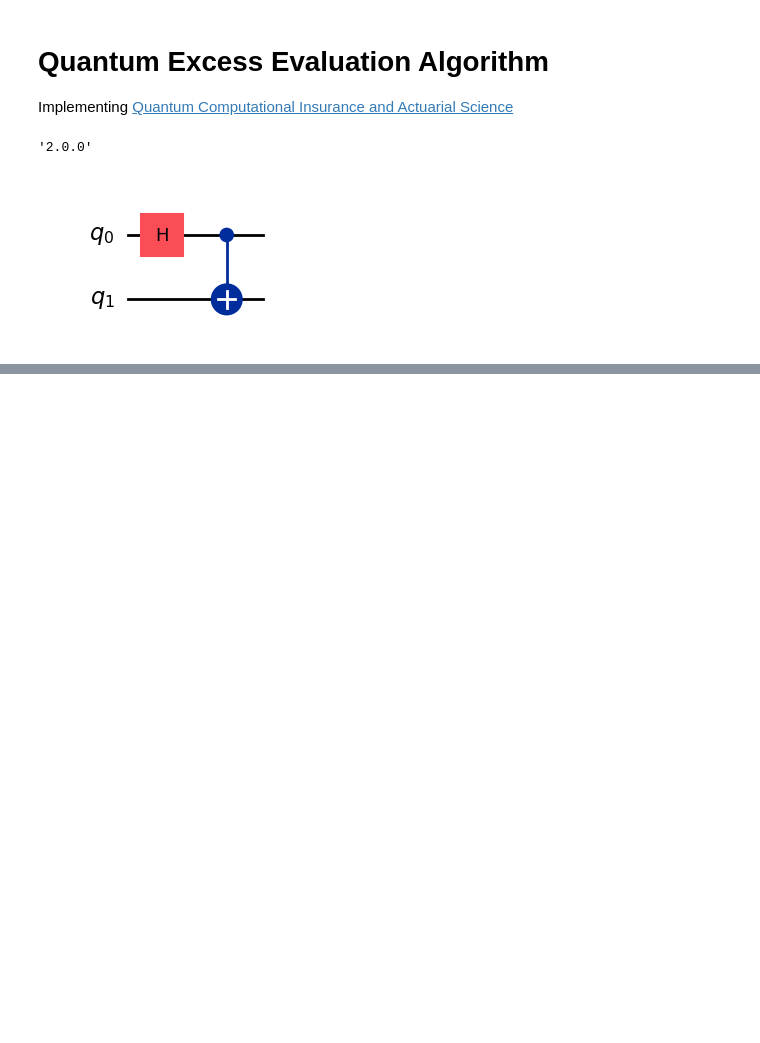
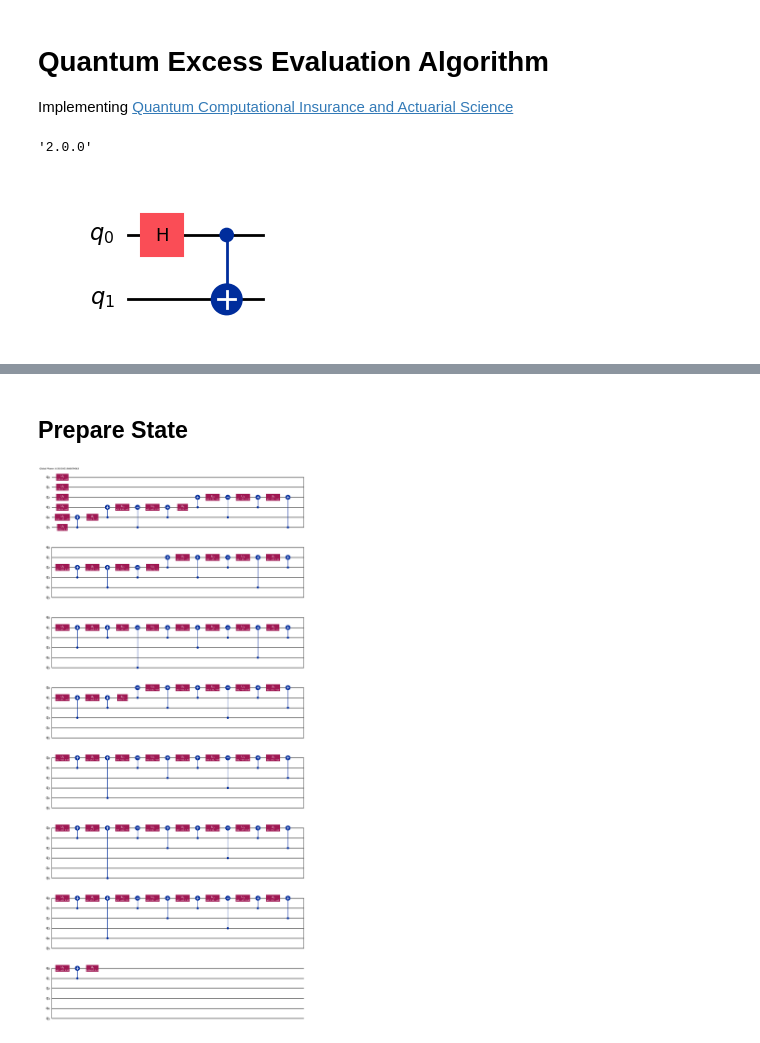
Before and after one commit to AlexFiliakov/knowledge-pricing, a Jupyter notebook: 4.b. Quantum Excess Evaluation Algorithm.ipynb, the cells around one changed output, grey strips where cells are left out. Saved outputs shown, nothing was run; the diff lists cells and outputs as text; code cells hidden in the pictures; blank space fills up the shorter version.

Commit message:
got the state preparation

```diff
--- a/4.b. Quantum Excess Evaluation Algorithm.ipynb
+++ b/4.b. Quantum Excess Evaluation Algorithm.ipynb
@@ -67,0 +68,54 @@ plt.show()
+# %% [markdown]
+## Prepare State
+# %%
+import numpy as np
+import matplotlib.pyplot as plt
+from qiskit import QuantumCircuit, transpile
+from qiskit.circuit.library import StatePreparation
+from qiskit.visualization import plot_histogram
+from qiskit_aer import Aer
+from scipy.stats import lognorm
+
+# Parameters
+num_qubits = 6  # Using 6 qubits for demonstration, scalable approach
+domain_min = 0
+domain_max = 10
+
+# Define lognormal distribution parameters
+sigma = 1.0  # Shape parameter
+mu = 0.0     # Scale parameter
+
+def lognormal_loss(x):
+    """Lognormal loss function"""
+    return lognorm.pdf(x, sigma, loc=0, scale=np.exp(mu))
+
+# Discretize domain into 2^num_qubits points
+N = 2**num_qubits
+x_vals = np.linspace(domain_min, domain_max, N)
+
+# Calculate probabilities for state preparation
+probabilities = np.array([lognormal_loss(x) for x in x_vals])
+normalizing_constant = np.sum(probabilities)
+probabilities /= normalizing_constant
+
+# Full distribution for visualization
+full_x_vals = np.linspace(domain_min, domain_max, 10_000)
+full_probabilities = np.array([lognormal_loss(x) for x in full_x_vals])
+full_normalizing_constant = np.sum(full_probabilities) * N / 10_000
+full_probabilities /= full_normalizing_constant
+
+# Calculate amplitudes (square root of probabilities)
+amplitudes = np.sqrt(probabilities)
+
+# Create quantum circuit for state preparation
+qc = QuantumCircuit(num_qubits)
+qc.append(StatePreparation(amplitudes), range(num_qubits))
+
+# Visualize the circuit (truncated for readability)
+# qc.draw(output='mpl')
+
+# Transpile the circuit to basic gates that Aer supports
+qc = transpile(qc, basis_gates=['u3', 'cx'])
+qc.draw(output='mpl')
+# %% [output]
+[figure, added]
```
Also changed, not shown: parts of 3 cells of this notebook.
